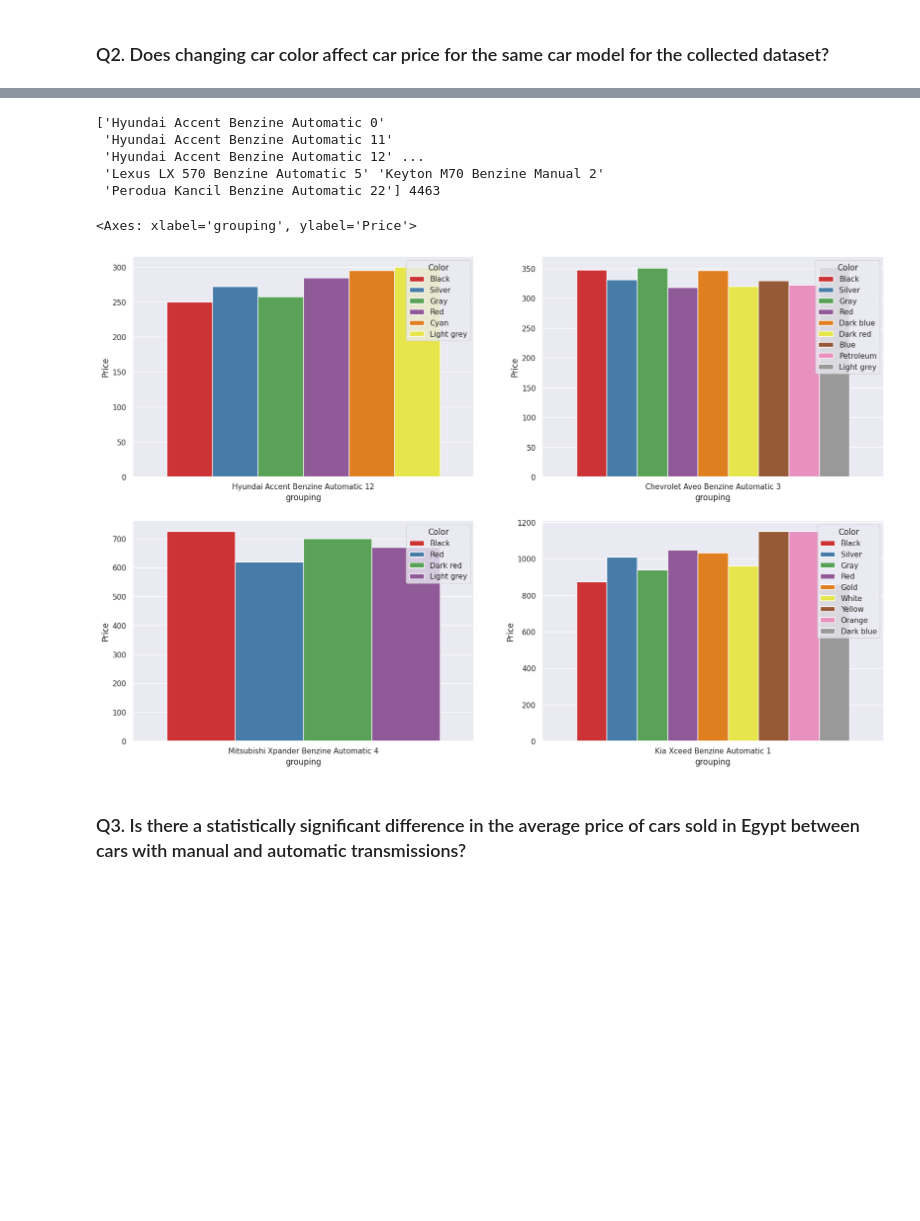
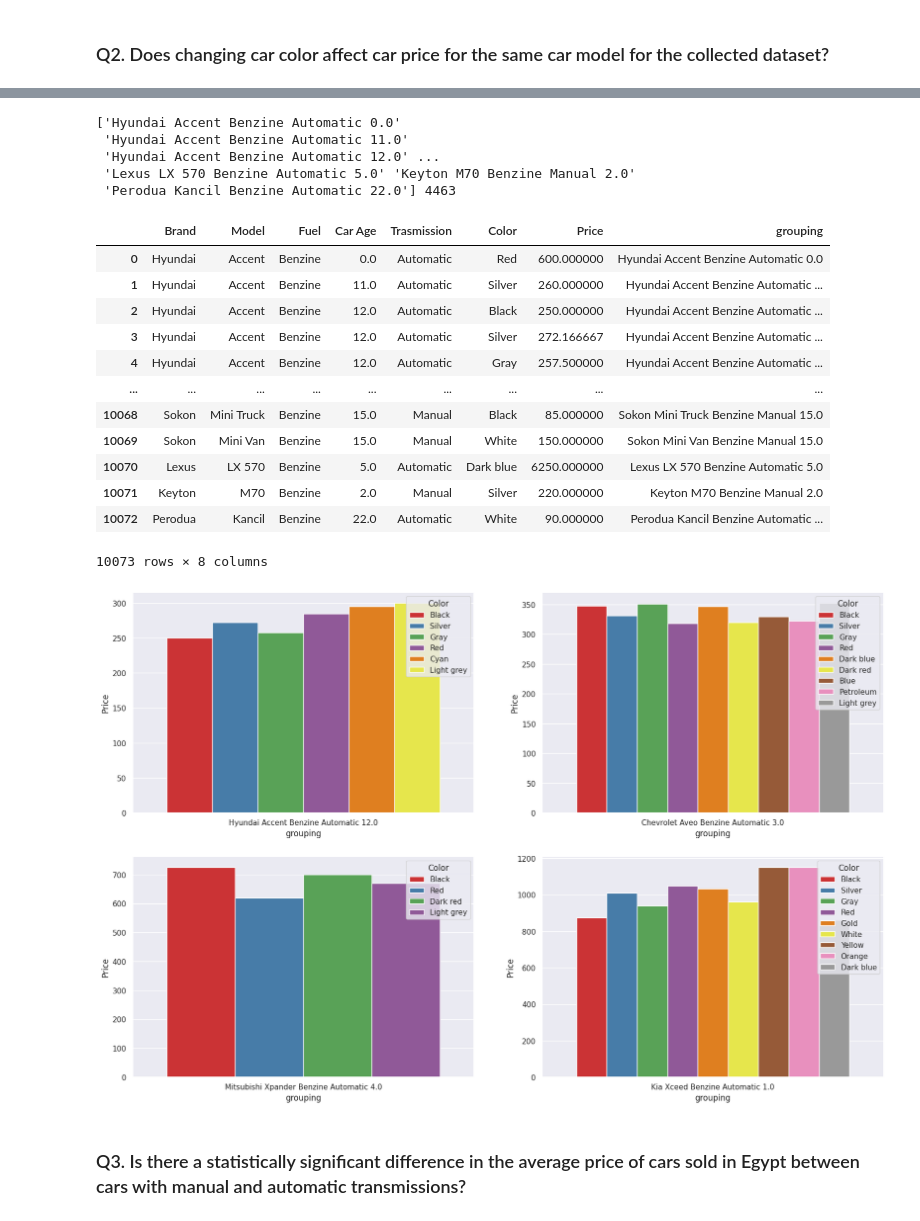
Before and after one commit to Yousif-Ahmed/Sayarty, a Jupyter notebook: Sayarty.ipynb, the cells around one changed output, grey strips where cells are left out. Cells and saved outputs as stored; diff of their text form; code cells hidden in the pictures; blank space fills up the shorter version.

```diff
--- a/Sayarty.ipynb
+++ b/Sayarty.ipynb
@@ -482,24 +481,38 @@ model_color_price[model_color_price['Brand'] == 'Mitsubishi']
 # %%
 fig, axs = plt.subplots(2, 2, figsize=(20, 13))
 
 print(model_color_price['grouping'].unique() , len(model_color_price['grouping'].unique()))
 
-sns.categorical.barplot(ax = axs[0,0] ,x='grouping', y='Price', data=model_color_price[(model_color_price['grouping'] == 'Hyundai Accent Benzine Automatic 12')], hue='Color', palette='Set1')
-sns.categorical.barplot(ax = axs[0,1] , x='grouping', y='Price', data=model_color_price[(model_color_price['grouping'] == 'Chevrolet Aveo Benzine Automatic 3')], hue='Color', palette='Set1')
-sns.categorical.barplot(ax = axs[1,0] , x='grouping', y='Price', data=model_color_price[(model_color_price['grouping'] == 'Mitsubishi Xpander Benzine Automatic 4')], hue='Color', palette='Set1')
-sns.categorical.barplot(ax = axs[1,1] , x='grouping', y='Price', data=model_color_price[(model_color_price['grouping'] == 'Kia Xceed Benzine Automatic 1')], hue='Color', palette='Set1')
+sns.categorical.barplot(ax = axs[0,0] ,x='grouping', y='Price', data=model_color_price[(model_color_price['grouping'] == 'Hyundai Accent Benzine Automatic 12.0')], hue='Color', palette='Set1')
+sns.categorical.barplot(ax = axs[0,1] , x='grouping', y='Price', data=model_color_price[(model_color_price['grouping'] == 'Chevrolet Aveo Benzine Automatic 3.0')], hue='Color', palette='Set1')
+sns.categorical.barplot(ax = axs[1,0] , x='grouping', y='Price', data=model_color_price[(model_color_price['grouping'] == 'Mitsubishi Xpander Benzine Automatic 4.0')], hue='Color', palette='Set1')
+sns.categorical.barplot(ax = axs[1,1] , x='grouping', y='Price', data=model_color_price[(model_color_price['grouping'] == 'Kia Xceed Benzine Automatic 1.0')], hue='Color', palette='Set1')
 
 # as we can show the relation between the color and the price for same car model
 # so we will group by the model and the color and get the mean of the price
 # then we will plot the relation between the color and the price
 # according to plots : we can visualize the relation between the color and the price for same car specifications
+
+model_color_price
 # %% [output]
-['Hyundai Accent Benzine Automatic 0'
- 'Hyundai Accent Benzine Automatic 11'
- 'Hyundai Accent Benzine Automatic 12' ...
- 'Lexus LX 570 Benzine Automatic 5' 'Keyton M70 Benzine Manual 2'
- 'Perodua Kancil Benzine Automatic 22'] 4463
+['Hyundai Accent Benzine Automatic 0.0'
+ 'Hyundai Accent Benzine Automatic 11.0'
+ 'Hyundai Accent Benzine Automatic 12.0' ...
+ 'Lexus LX 570 Benzine Automatic 5.0' 'Keyton M70 Benzine Manual 2.0'
+ 'Perodua Kancil Benzine Automatic 22.0'] 4463
+|  | Brand | Model | Fuel | Car Age | Trasmission | Color | Price | grouping |
+| 0 | Hyundai | Accent | Benzine | 0.0 | Automatic | Red | 600.000000 | Hyundai Accent Benzine Automatic 0.0 |
+| 1 | Hyundai | Accent | Benzine | 11.0 | Automatic | Silver | 260.000000 | Hyundai Accent Benzine Automatic ... |
+| 2 | Hyundai | Accent | Benzine | 12.0 | Automatic | Black | 250.000000 | Hyundai Accent Benzine Automatic ... |
+| 3 | Hyundai | Accent | Benzine | 12.0 | Automatic | Silver | 272.166667 | Hyundai Accent Benzine Automatic ... |
+| 4 | Hyundai | Accent | Benzine | 12.0 | Automatic | Gray | 257.500000 | Hyundai Accent Benzine Automatic ... |
+| ... | ... | ... | ... | ... | ... | ... | ... | ... |
+| 10068 | Sokon | Mini Truck | Benzine | 15.0 | Manual | Black | 85.000000 | Sokon Mini Truck Benzine Manual 15.0 |
+| 10069 | Sokon | Mini Van | Benzine | 15.0 | Manual | White | 150.000000 | Sokon Mini Van Benzine Manual 15.0 |
+| 10070 | Lexus | LX 570 | Benzine | 5.0 | Automatic | Dark blue | 6250.000000 | Lexus LX 570 Benzine Automatic 5.0 |
+| 10071 | Keyton | M70 | Benzine | 2.0 | Manual | Silver | 220.000000 | Keyton M70 Benzine Manual 2.0 |
+| 10072 | Perodua | Kancil | Benzine | 22.0 | Automatic | White | 90.000000 | Perodua Kancil Benzine Automatic ... |
-<Axes: xlabel='grouping', ylabel='Price'>
+10073 rows × 8 columns
 [figure]
 # %% [markdown]
 ### Q3. Is there a statistically significant difference in the average price of cars sold in Egypt between cars with manual and automatic transmissions?
```
Also changed, not shown: parts of 12 cells of this notebook.
